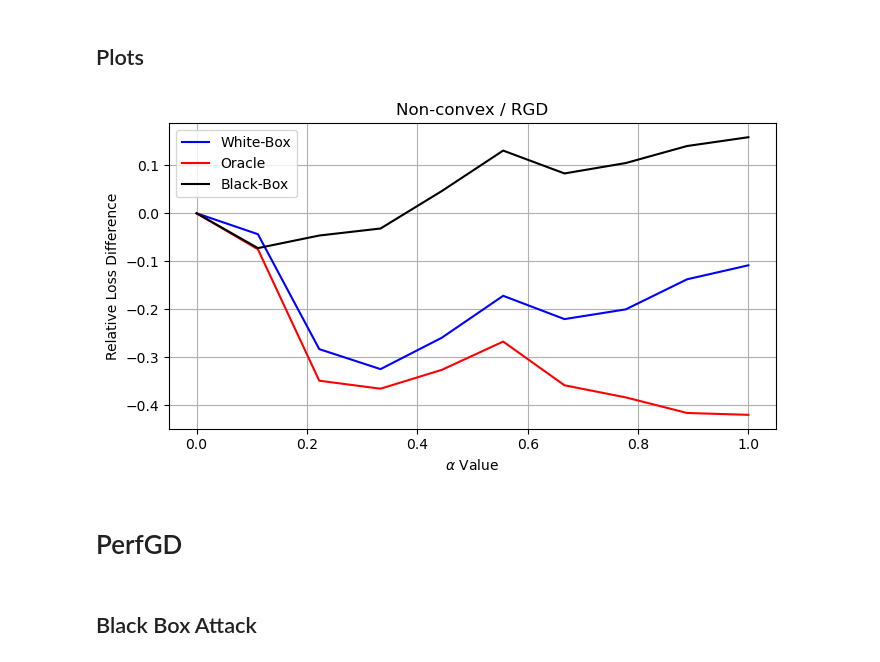
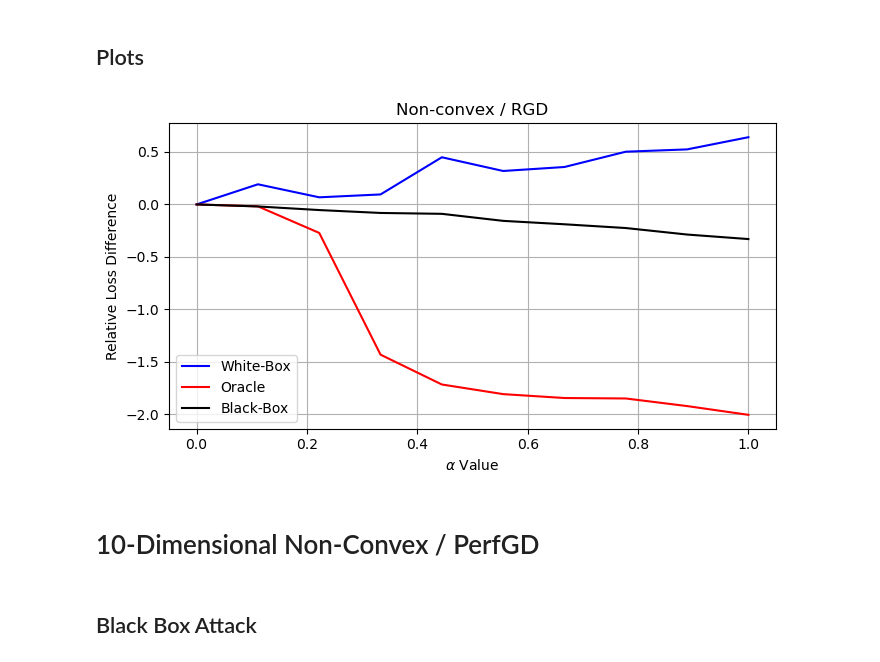
Before and after one commit to tetsnaga/poison-perf, a Jupyter notebook: make_alpha_plots.ipynb, the cells around one changed output. Cells and saved outputs as stored; diff of their text form; code cells hidden in the pictures.

```diff
--- a/make_alpha_plots.ipynb
+++ b/make_alpha_plots.ipynb
@@ -210,27 +209,27 @@ pickle.dump(results, open(f'../exports/alpha_sweep/non-convex_RGD_oracle.pkl', '
 # %% [markdown]
 ## Plots
 # %%
-white_box_data = pickle.load(open('../exports/alpha_sweep/non-convex_RGD_white_box.pkl', 'rb'))
-oracle_data = pickle.load(open('../exports/alpha_sweep/non-convex_RGD_oracle.pkl', 'rb'))
-black_box_data = pickle.load(open('../exports/alpha_sweep/non-convex_RGD_black_box.pkl', 'rb'))
+white_box_data = pickle.load(open(f'../exports/alpha_sweep/non-convex_RGD_white_box_seed{seed}.pkl', 'rb'))
+oracle_data = pickle.load(open(f'../exports/alpha_sweep/non-convex_RGD_oracle_seed{seed}.pkl', 'rb'))
+black_box_data = pickle.load(open(f'../exports/alpha_sweep/non-convex_RGD_black_box_seed{seed}.pkl', 'rb'))
 
 fig, axes = plt.subplots(1, 1, figsize=(7, 4), sharex=True)
 
 # Top: loss difference
 axes.plot(white_box_data["alpha_vals"], white_box_data["loss_diff"] - white_box_data["loss_diff"][0], label="White-Box", color="blue")
 axes.plot(oracle_data["alpha_vals"], oracle_data["loss_diff"] - oracle_data["loss_diff"][0], label="Oracle", color="red")
 axes.plot(black_box_data["alpha_vals"], black_box_data["loss_diff"] - black_box_data["loss_diff"][0], label="Black-Box", color="black")
 axes.set_ylabel("Relative Loss Difference")
 axes.set_title("Non-convex / RGD")
 axes.legend()
 axes.grid(True)
 axes.set_xlabel(r"$\alpha$ Value")
 plt.tight_layout()
 plt.show()
 # %% [output]
-[figure, old version]
+[figure, new version]
 # %% [markdown]
-# PerfGD
+# 10-Dimensional Non-Convex / PerfGD
 # %%
 # Clean training
 losses_clean, theta_clean = [], []
```
Also changed, not shown: parts of 11 cells of this notebook.
